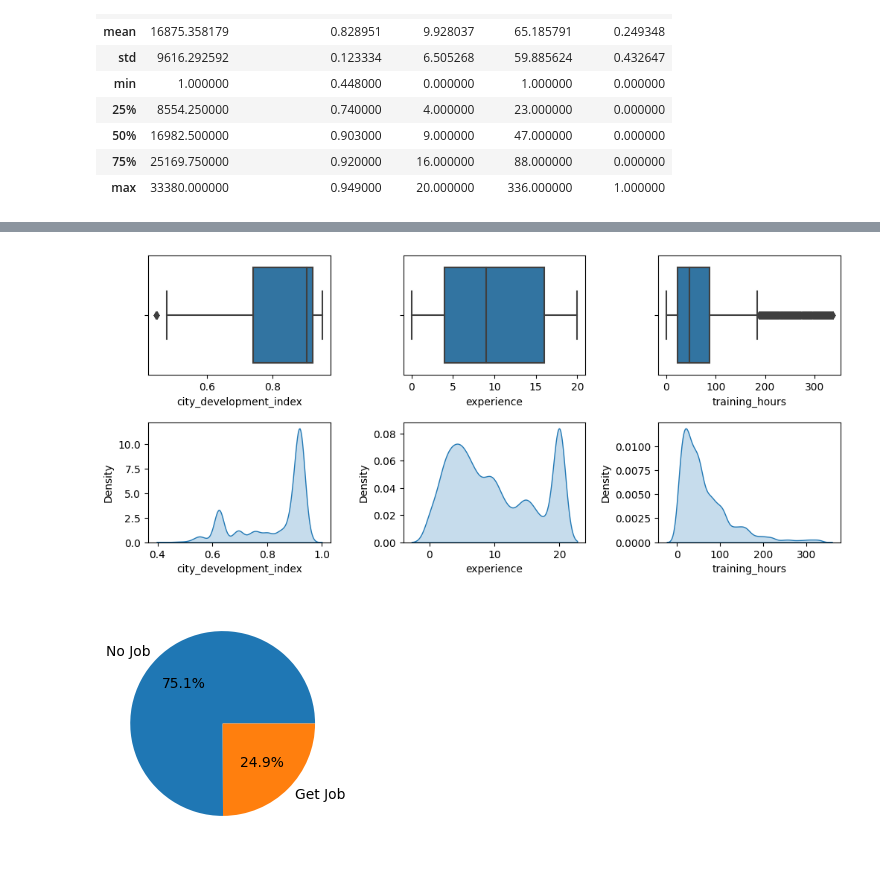
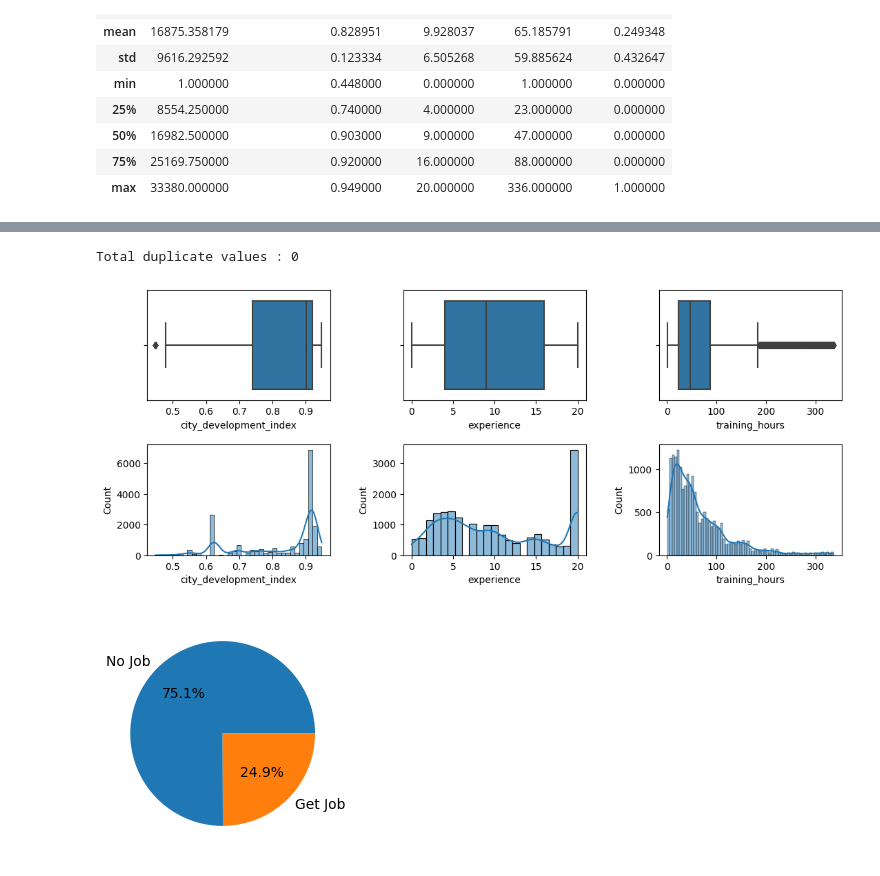
Before and after one commit to yuvraaj2002/Old_projects, a Jupyter notebook: DS job prediction/notebook/Main_Code_DS.ipynb, the cells around one changed output, grey strips where cells are left out. Drawn from its saved outputs; the diff is of its cells as text; code cells hidden in the pictures.

```diff
--- a/DS job prediction/notebook/Main_Code_DS.ipynb
+++ b/DS job prediction/notebook/Main_Code_DS.ipynb
@@ -29,4 +31,4 @@ from sklearn.metrics import accuracy_score, precision_score, recall_score, f1_sc
 plt.style.use('default')
 # %%
 # Loading csv file
-df = pd.read_csv("notebook/data/data_science_job.csv")
+df = pd.read_csv("data_science_job.csv")
@@ -118,19 +149,25 @@ Total duplicate values : 0
+# %%
+# Checking number of duplicate values
+print("Total duplicate values :",df.duplicated().sum())
+# %% [output]
+Total duplicate values : 0
 # %%
-# Let's check if there are any outliers in the numerical columns
-fig,ax = plt.subplots(2,3,figsize=(12,5))
+# Let's check if there are any outliers in the numerical columns and their corresponding distribution
+fig,ax = plt.subplots(2,3,figsize=(13,5))
 
 sns.boxplot(x = df['city_development_index'],ax = ax[0][0])
 sns.boxplot(x = df['experience'],ax = ax[0][1])
 sns.boxplot(x = df['training_hours'],ax = ax[0][2])
 
-sns.kdeplot(data = df['city_development_index'],ax = ax[1][0],fill=True)
-sns.kdeplot(data = df['experience'],ax = ax[1][1],fill=True)
-sns.kdeplot(data = df['training_hours'],ax = ax[1][2],fill=True)
+sns.histplot(data = df['city_development_index'],ax = ax[1][0],kde=True)
+sns.histplot(data = df['experience'],ax = ax[1][1],kde=True)
+sns.histplot(data = df['training_hours'],ax = ax[1][2],kde=True)
+
 
 plt.subplots_adjust(hspace=0.4,wspace=0.4)
 plt.show()
 # %% [output]
-[figure, old version]
+[figure, new version]
 # %%
 # Plot a pie chart 0 -> No job and 1 -> Get job
 fig,ax = plt.subplots(figsize = (3,3))
```
Also changed, not shown: parts of 50 cells of this notebook.
